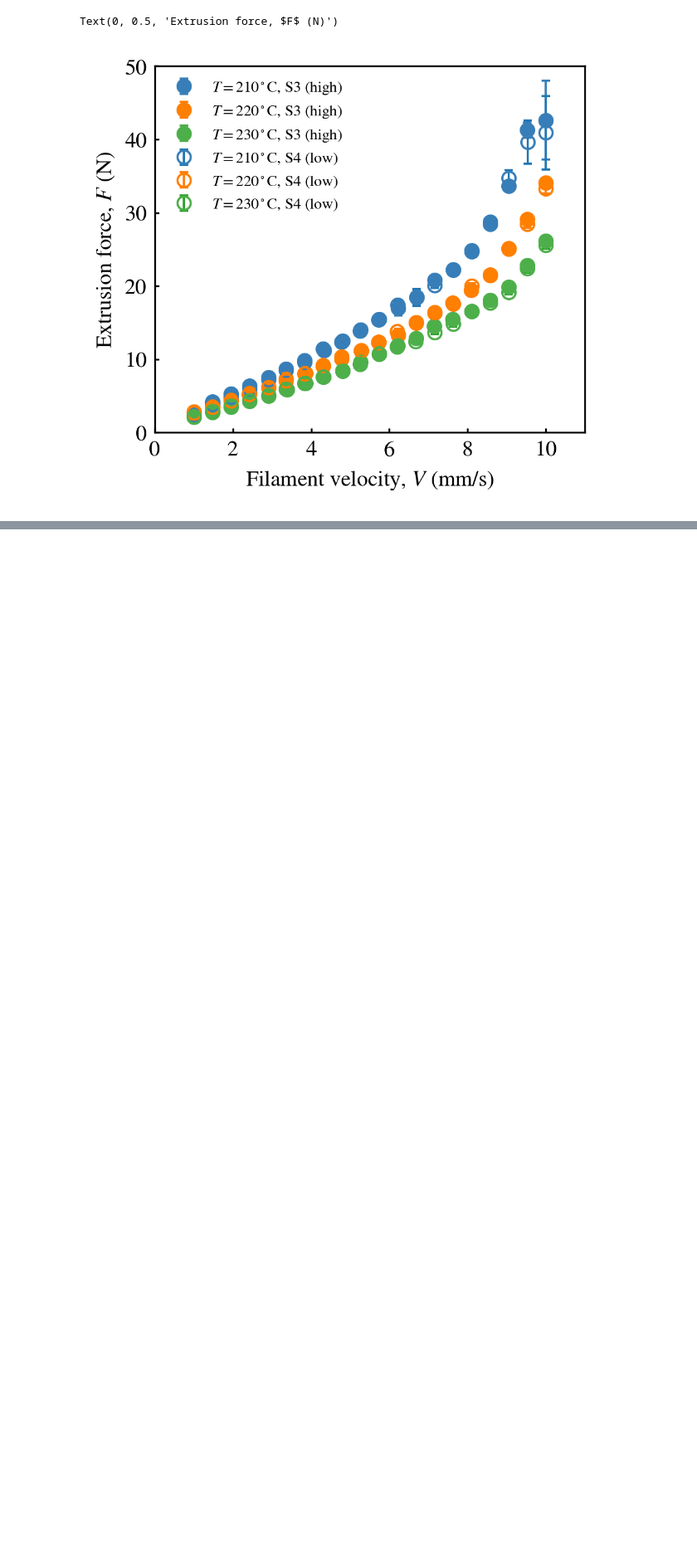
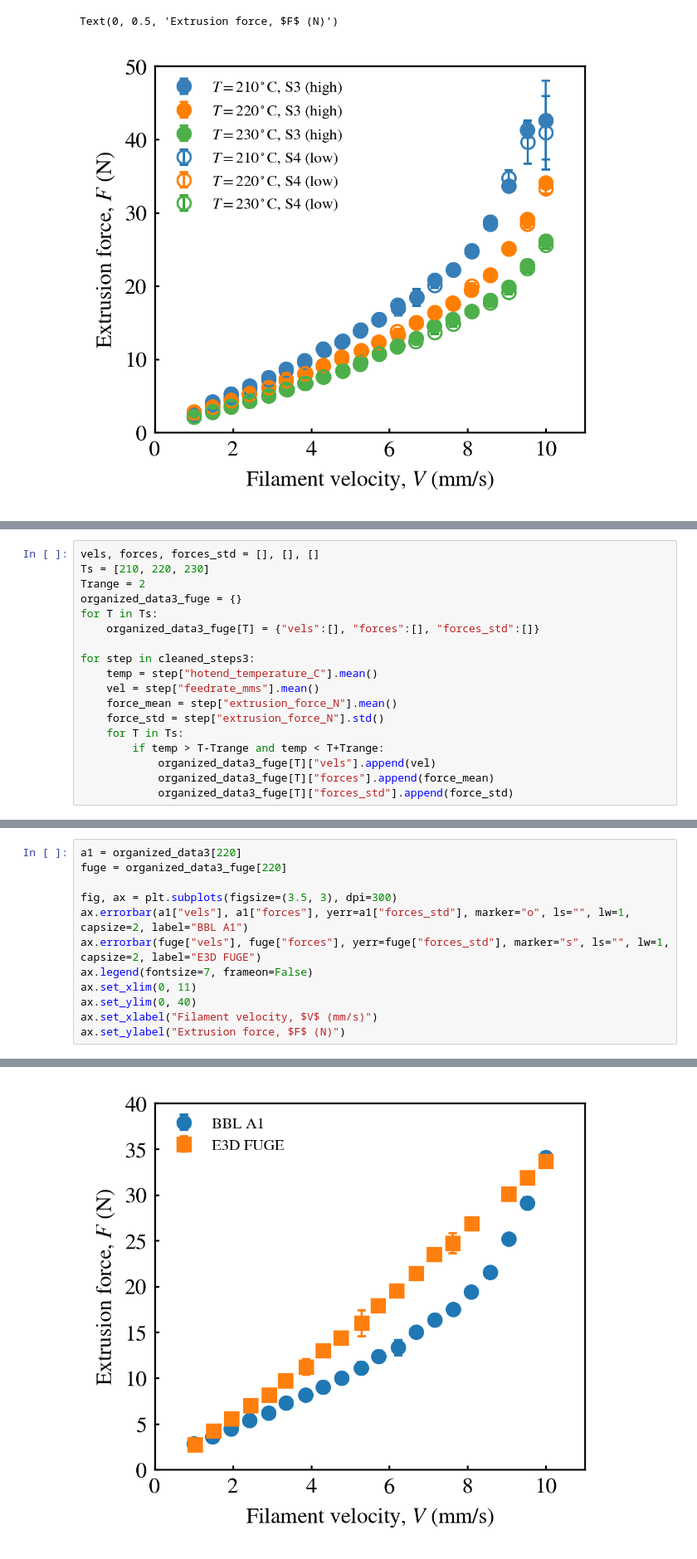
Before and after one commit to ZLoverty/ETP, a Jupyter notebook: Code/extrusion_force.ipynb, the cells around one changed output, grey strips where cells are left out. Shown at 83% size. Cells and saved outputs as stored; diff of their text form; blank space fills up the shorter version.

```diff
--- a/Code/extrusion_force.ipynb
+++ b/Code/extrusion_force.ipynb
@@ -592,0 +628,18 @@ Text(0, 0.5, 'Extrusion force, $F$ (N)')
+# %%
+vels, forces, forces_std = [], [], []
+Ts = [210, 220, 230]
+Trange = 2
+organized_data3_fuge = {}
+for T in Ts:
+    organized_data3_fuge[T] = {"vels":[], "forces":[], "forces_std":[]}
+
+for step in cleaned_steps3:
+    temp = step["hotend_temperature_C"].mean()
+    vel = step["feedrate_mms"].mean()
+    force_mean = step["extrusion_force_N"].mean()
+    force_std = step["extrusion_force_N"].std()
+    for T in Ts:
+        if temp > T-Trange and temp < T+Trange:
+            organized_data3_fuge[T]["vels"].append(vel)
+            organized_data3_fuge[T]["forces"].append(force_mean)
+            organized_data3_fuge[T]["forces_std"].append(force_std)
@@ -592,0 +686,13 @@ Text(0, 0.5, 'Extrusion force, $F$ (N)')
+# %%
+a1 = organized_data3[220]
+fuge = organized_data3_fuge[220]
+
+fig, ax = plt.subplots(figsize=(3.5, 3), dpi=300)
+ax.errorbar(a1["vels"], a1["forces"], yerr=a1["forces_std"], marker="o", ls="", lw=1, capsize=2, label="BBL A1")
+ax.errorbar(fuge["vels"], fuge["forces"], yerr=fuge["forces_std"], marker="s", ls="", lw=1, capsize=2, label="E3D FUGE")
+ax.legend(fontsize=7, frameon=False)
+ax.set_xlim(0, 11)
+ax.set_ylim(0, 40)
+ax.set_xlabel("Filament velocity, $V$ (mm/s)")
+ax.set_ylabel("Extrusion force, $F$ (N)")
+# %% [output]
@@ -592,0 +700 @@ Text(0, 0.5, 'Extrusion force, $F$ (N)')
+[figure, added]
```
Also changed, not shown: parts of 10 cells of this notebook, 1 other file.
